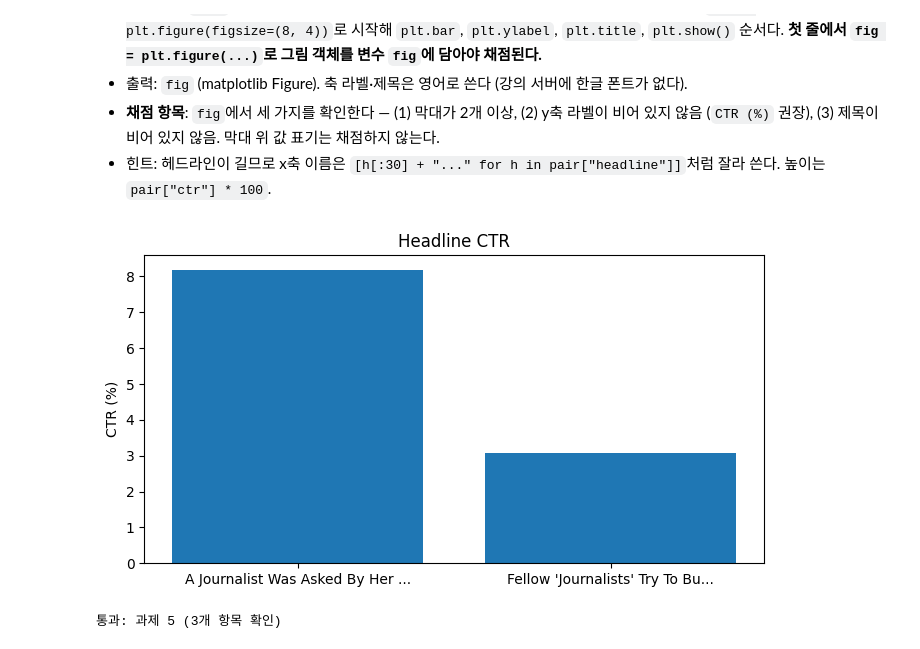
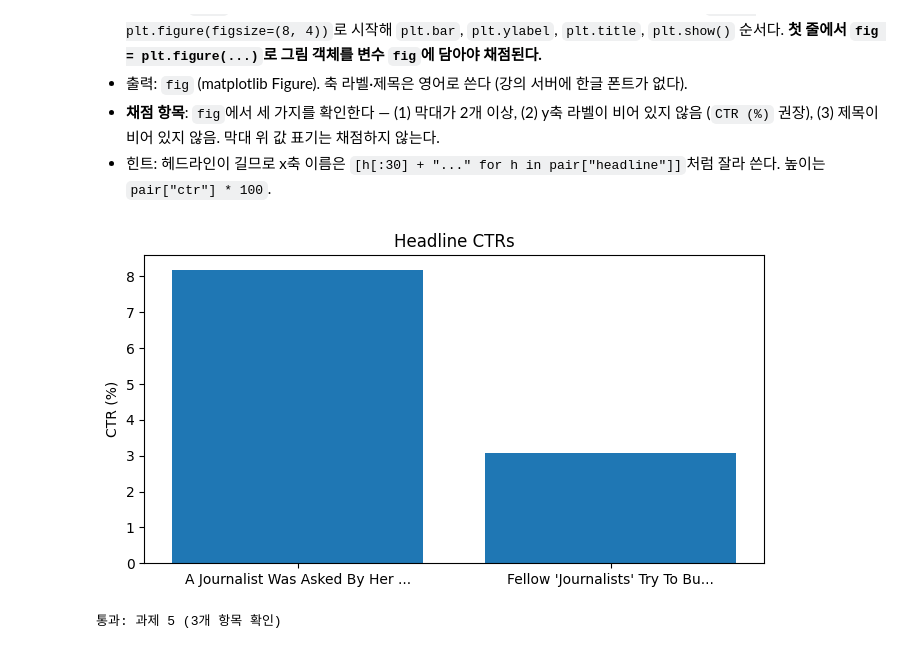
Before and after one commit to janguseog34-lgtm/my-vercel-project, a Jupyter notebook: labs/week01_lab.ipynb, the cells around one changed output. Saved outputs shown, nothing was run; the diff lists cells and outputs as text; code cells hidden in the pictures.

```diff
--- a/labs/week01_lab.ipynb
+++ b/labs/week01_lab.ipynb
@@ -154,17 +154,15 @@ True
 # %%
 # 과제 5: 두 헤드라인의 클릭률 막대 차트 (교재 5-4 뼈대: figure → bar → ylabel → title → show)
 # x축 이름은 헤드라인 앞 30자 — labels = [h[:30] + "..." for h in pair["headline"]]
-import matplotlib.pyplot as plt
-
 labels = [h[:30] + "..." for h in pair["headline"]]
-fig = plt.figure(figsize=(8,4))   # TODO: plt.figure(figsize=(8, 4)) — 이 변수를 채점한다
+fig = plt.figure(figsize=(8, 4))   # TODO: plt.figure(figsize=(8, 4)) — 이 변수를 채점한다
 plt.bar(labels, pair["ctr"] * 100)
 plt.ylabel("CTR (%)")
-plt.title("Headline CTR")
+plt.title("Headline CTRs")
 plt.show()
 # TODO: plt.bar(labels, 클릭률 %) / plt.ylabel("CTR (%)") / plt.title(...) / plt.show()
 # %% [output]
-[figure, old version]
+[figure, new version]
 # %%
 # [검증] 과제 5 — fig 안의 첫 축에서 막대 수·y축 라벨·제목을 본다
 _ax = fig.axes[0] if (fig is not None and len(fig.axes) > 0) else None
```
Also changed, not shown: parts of 6 cells of this notebook.
